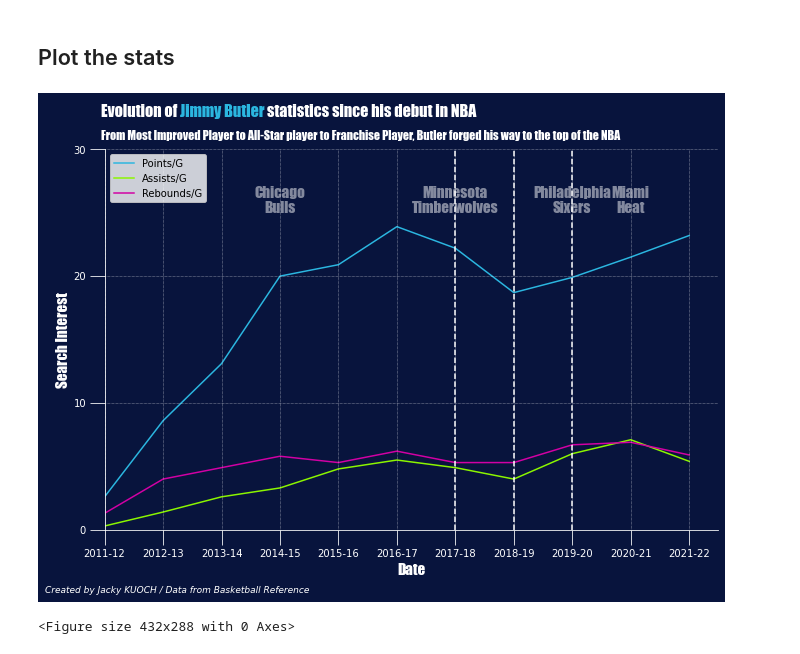
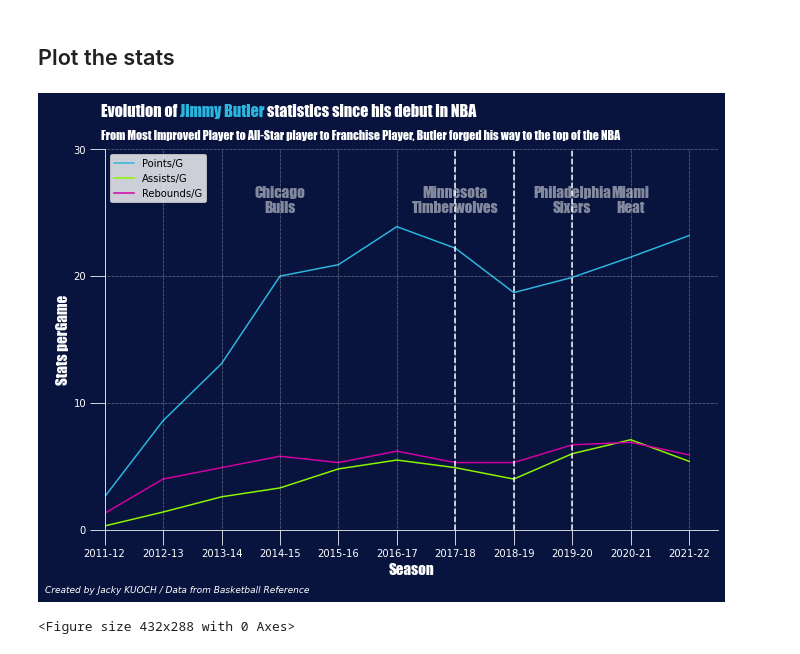
Before and after one commit to JackyKch/JimmyButler, a Jupyter notebook: coding/career_stats.ipynb, the cells around one changed output. Drawn from its saved outputs; the diff is of its cells as text; code cells hidden in the pictures.

```diff
--- a/coding/career_stats.ipynb
+++ b/coding/career_stats.ipynb
@@ -68,36 +68,36 @@ ax.set_ylim(0,30)
 plt.xlim(xmin='2011-12')
 
 # Axes Label
-plt.xlabel("Date", color="w", fontsize=15 , **hfont)
-plt.ylabel("Search Interest", color="w", fontsize=15 , **hfont)
+plt.xlabel("Season", color="w", fontsize=15 , **hfont)
+plt.ylabel("Stats perGame", color="w", fontsize=15 , **hfont)
 
 # Title and credits
 fig_text(0.12,0.97, s="Evolution of <Jimmy Butler> statistics since his debut in NBA\n", highlight_textprops=[{"color": '#2bb6e0'}], fontsize = 16, fontweight = "bold", color = "w", **hfont)
 fig.text(0.12,0.9, "From Most Improved Player to All-Star player to Franchise Player, Butler forged his way to the top of the NBA", fontsize = 12, fontweight="light", color = "w", **hfont)
 fig.text(0.05, 0, "Created by Jacky KUOCH / Data from Basketball Reference",fontstyle="italic",fontsize=9, color="w")
 
 
 # Split the graph in four parts for each team he played for
 ax.axvline(x='2017-18', color="w", linestyle = '--')
 ax.axvline(x='2018-19', color="w", linestyle = '--')
 ax.axvline(x='2019-20', color="w", linestyle = '--')
 
 # Chicago Bulls
 ax.text('2014-15', 25, "Chicago\nBulls", fontsize=15, ha="center", color="w",alpha = 0.5 , **hfont)
 # Minnesota Timberwolves
 ax.text('2017-18', 25, "Minnesota\nTimberwolves", fontsize=15, ha="center", color="w",alpha = 0.5 , **hfont)
 # Philadelphia Sixers
 ax.text('2019-20', 25, "Philadelphia\nSixers", fontsize=15, ha="center", color="w",alpha = 0.5 , **hfont)
 # Miami Heat
 ax.text('2020-21', 25, "Miami\nHeat", fontsize=15, ha="center", color="w",alpha = 0.5 , **hfont)
 
 # Add points on key dates
 
 
 plt.legend(loc='upper left')
 
 plt.show()
 plt.tight_layout()
 # %% [output]
-[figure, old version]
+[figure, new version]
 <Figure size 432x288 with 0 Axes>
```
